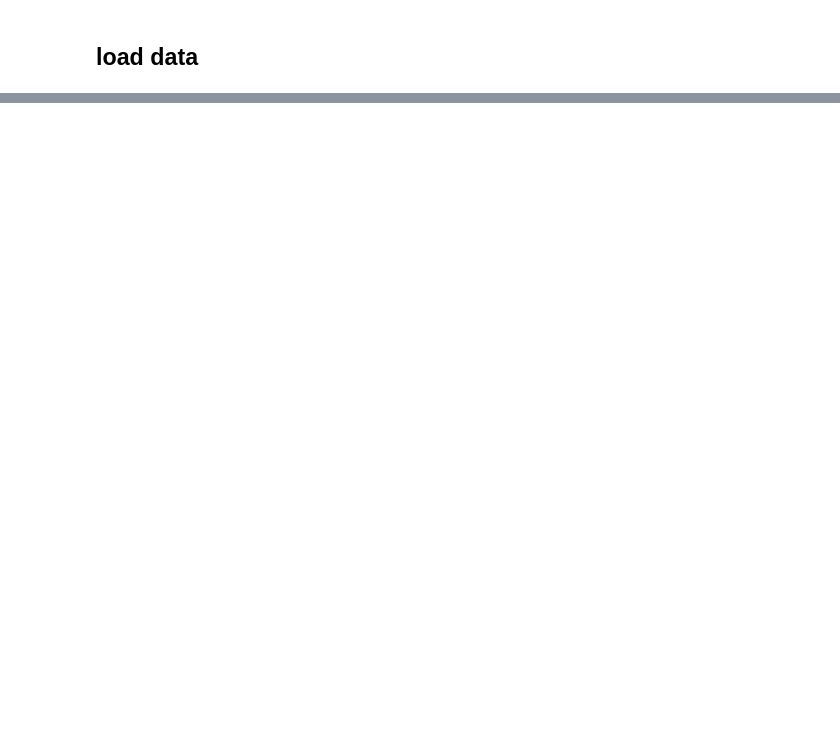
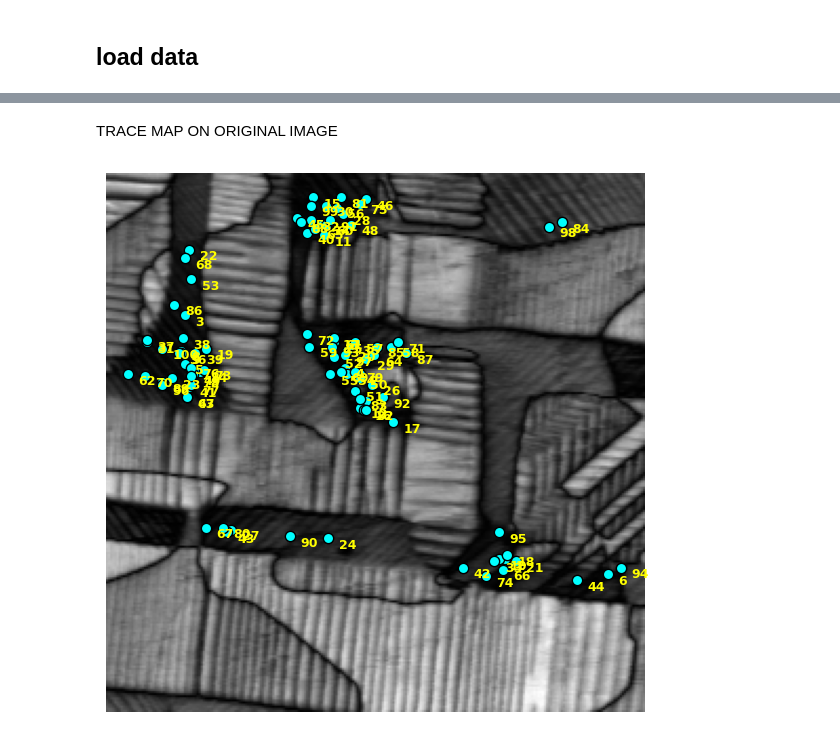
Before and after one commit to KalininGroup/athena_camm_hackathon, a Jupyter notebook: docs/day_20_10092026/llm_decision_making.ipynb, the cells around one changed output, grey strips where cells are left out. Cells and saved outputs as stored; diff of their text form; code cells hidden in the pictures; blank space fills up the shorter version.

```diff
--- a/docs/day_20_10092026/llm_decision_making.ipynb
+++ b/docs/day_20_10092026/llm_decision_making.ipynb
@@ -928,0 +178,66 @@ print(f"Random baseline:     {1/N_CANDIDATES:.1%}")
+# %% [markdown]
+TRACE MAP ON ORIGINAL IMAGE
+# %%
+trace = traces[TRACE_ID]
+
+steps = sorted(trace.keys())
+
+xs = [
+    trace[step]["position"][0]
+    for step in steps
+]
+
+ys = [
+    trace[step]["position"][1]
+    for step in steps
+]
+
+
+fig, ax = plt.subplots(
+    figsize=(7, 7)
+)
+
+ax.imshow(
+    img,
+    cmap="gray"
+)
+
+
+# ------------------------------------------------------------
+# Plot all selected locations
+# ------------------------------------------------------------
+
+ax.scatter(
+    xs,
+    ys,
+    s=55,
+    color="cyan",
+    edgecolors="black"
+)
+
+
+# ------------------------------------------------------------
+# Label each point by decision step
+# ------------------------------------------------------------
+
+for step, x, y in zip(
+    steps,
+    xs,
+    ys
+):
+
+    ax.text(
+        x + 5,
+        y + 5,
+        str(step + 1),
+        fontsize=9,
+        color="yellow",
+        weight="bold"
+    )
+
+
+ax.axis("off")
+
+plt.show()
+# %% [output]
+[figure, added]
```
Also changed, not shown: parts of 90 cells of this notebook.
